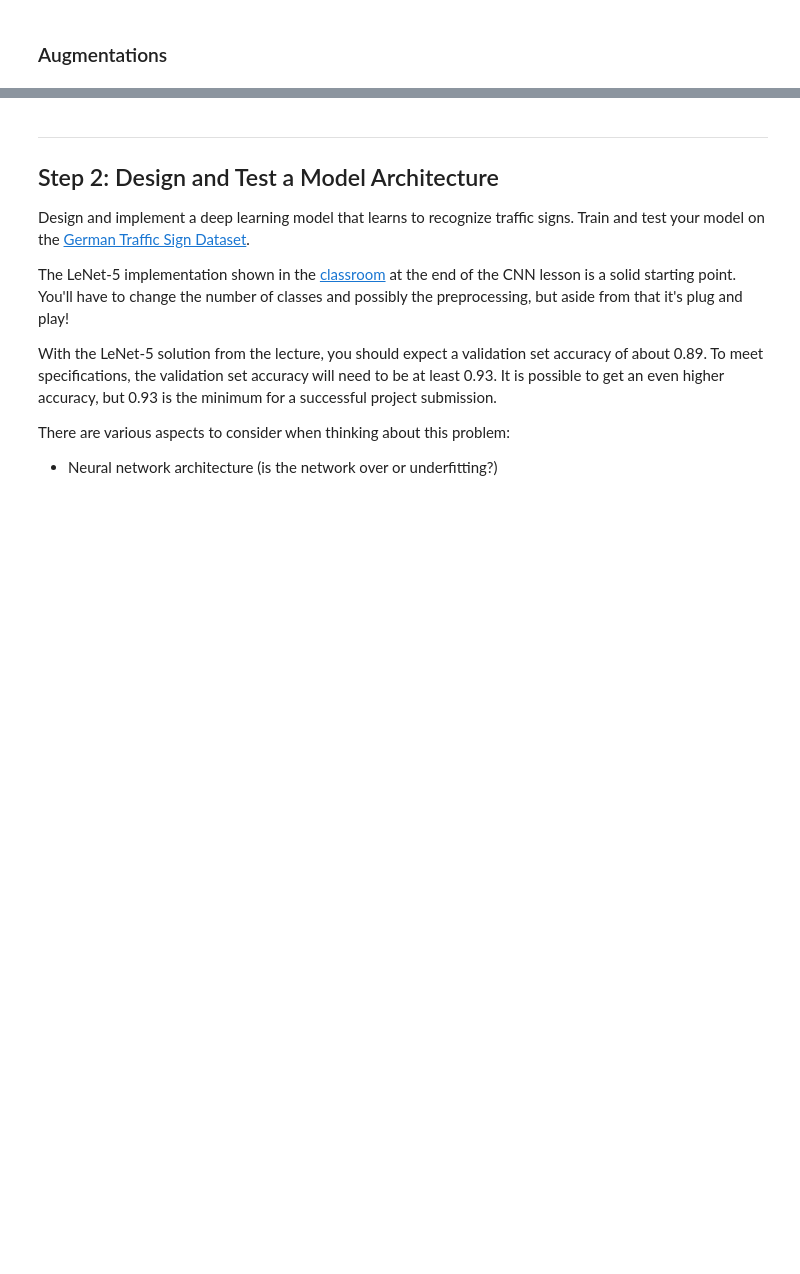
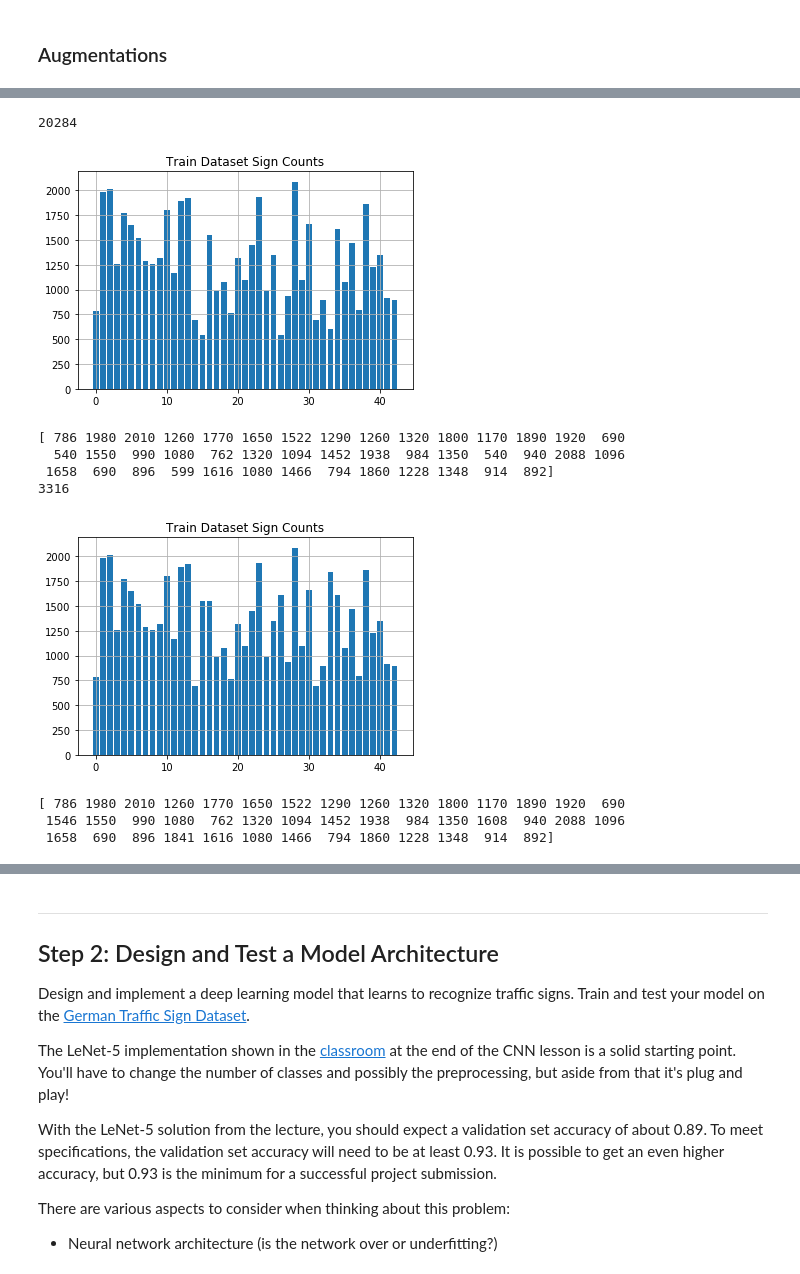
Before and after one commit to dhruvshah1214/CarND-Traffic-Sign-Classifier-Project, a Jupyter notebook: Traffic_Sign_Classifier.ipynb, the cells around one changed output, grey strips where cells are left out. Saved outputs shown, nothing was run; the diff lists cells and outputs as text; code cells hidden in the pictures; blank space fills up the shorter version.

```diff
--- a/Traffic_Sign_Classifier.ipynb
+++ b/Traffic_Sign_Classifier.ipynb
@@ -166,8 +191,0 @@ print(X_train_flip_udlr.shape)
-# %%
-X_train = np.concatenate((X_train, X_train_flip_ud))
-X_train = np.concatenate((X_train, X_train_flip_lr))
-X_train = np.concatenate((X_train, X_train_flip_udlr))
-
-y_train = np.concatenate((y_train, y_train))
-y_train = np.concatenate((y_train, y_train))
-y_train = np.concatenate((y_train, y_train))
@@ -182,0 +200,53 @@ for i in [-15, -10, -5, 5, 10, 15]:
+# %%
+# brightness
+
+X_train_bri = []
+y_train_bri = []
+
+for i in range(len(X_train)):
+    if train_counts[y_train[i]] < 500:
+        for j in [20, 40, 60, 80, 100]:
+            if randint(0, 2) > 0:
+                continue
+            X_train_bri.append(cv2.add(X_train[i], j))
+            y_train_bri.append(y_train[i])
+            X_train_bri.append(cv2.subtract(X_train[i], j))
+            y_train_bri.append(y_train[i])
+
+print(len(X_train_bri))
+
+X_train = np.concatenate([X_train, X_train_bri])
+y_train = np.concatenate([y_train, y_train_bri])
+
+train_counts = show_counts(y_train)
+
+X_train_bri = []
+y_train_bri = []
+
+for i in range(len(X_train)):
+    if train_counts[y_train[i]] < 600:
+        for j in [20, 40, 60, 80, 100]:
+            if randint(0, 4) > 0:
+                continue
+            X_train_bri.append(cv2.add(X_train[i], j))
+            y_train_bri.append(y_train[i])
+            X_train_bri.append(cv2.subtract(X_train[i], j))
+            y_train_bri.append(y_train[i])
+
+print(len(X_train_bri))
+
+X_train = np.concatenate([X_train, X_train_bri])
+y_train = np.concatenate([y_train, y_train_bri])
+
+train_counts = show_counts(y_train)
+# %% [output]
+20284
+[figure, added]
+[ 786 1980 2010 1260 1770 1650 1522 1290 1260 1320 1800 1170 1890 1920  690
+  540 1550  990 1080  762 1320 1094 1452 1938  984 1350  540  940 2088 1096
+ 1658  690  896  599 1616 1080 1466  794 1860 1228 1348  914  892]
+3316
+[figure, added]
+[ 786 1980 2010 1260 1770 1650 1522 1290 1260 1320 1800 1170 1890 1920  690
+ 1546 1550  990 1080  762 1320 1094 1452 1938  984 1350 1608  940 2088 1096
+ 1658  690  896 1841 1616 1080 1466  794 1860 1228 1348  914  892]
```
Also changed, not shown: parts of 47 cells of this notebook, 8 other files.
